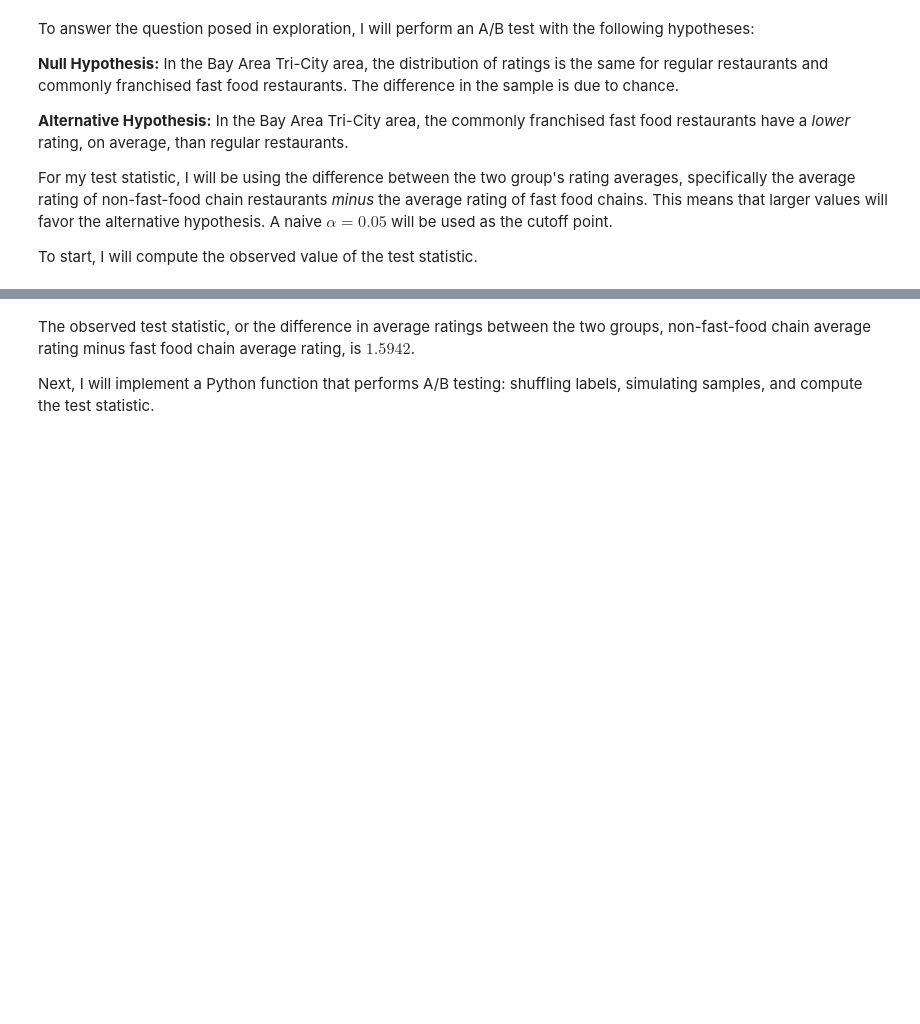
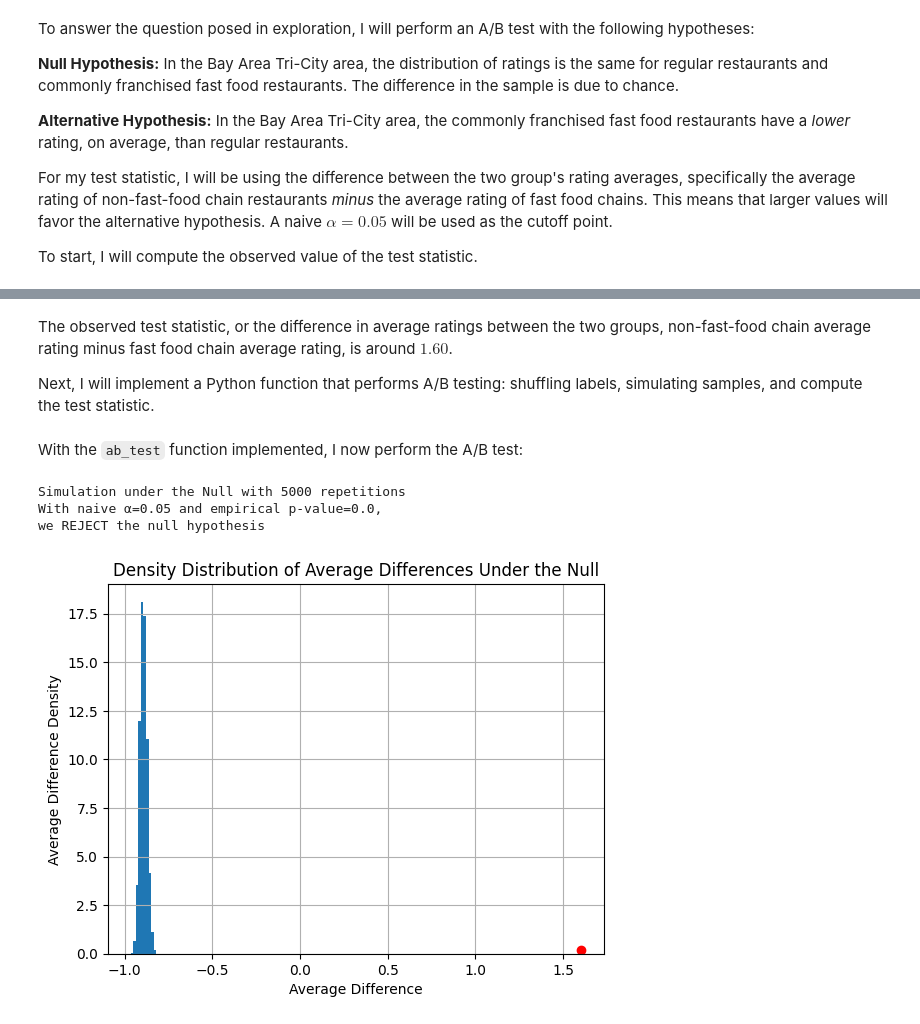
Before and after one commit to dnhuang/sf-tri-city-restaurants, a Jupyter notebook: analysis.ipynb, the cells around one changed output, grey strips where cells are left out. Saved outputs shown, nothing was run; the diff lists cells and outputs as text; code cells hidden in the pictures; blank space fills up the shorter version.

Commit message:
Finish hypothesis testing

```diff
--- a/analysis.ipynb
+++ b/analysis.ipynb
@@ -166,4 +144,4 @@ Observed Difference: 1.5942
 # %% [markdown]
-The observed test statistic, or the difference in average ratings between the two groups, non-fast-food chain average rating minus fast food chain average rating, is $1.5942$.
+The observed test statistic, or the difference in average ratings between the two groups, non-fast-food chain average rating minus fast food chain average rating, is around $1.60$.
 
 Next, I will implement a Python function that performs A/B testing: shuffling labels, simulating samples, and compute the test statistic.
@@ -171,0 +189,13 @@ Next, I will implement a Python function that performs A/B testing: shuffling la
+# %% [markdown]
+With the `ab_test` function implemented, I now perform the A/B test:
+# %%
+# Suppress SwettingwithCopyWarning
+pd.set_option('mode.chained_assignment', None)
+
+# Perform the A/B test
+empirical_p = ab_test(tri_city_df, 'rating', 'is_ff_chain', 5000, obs_diff, 0.05)
+# %% [output]
+Simulation under the Null with 5000 repetitions
+With naive α=0.05 and empirical p-value=0.0,
+we REJECT the null hypothesis
+[figure, added]
```
Also changed, not shown: parts of 10 cells of this notebook, 2 other files.
